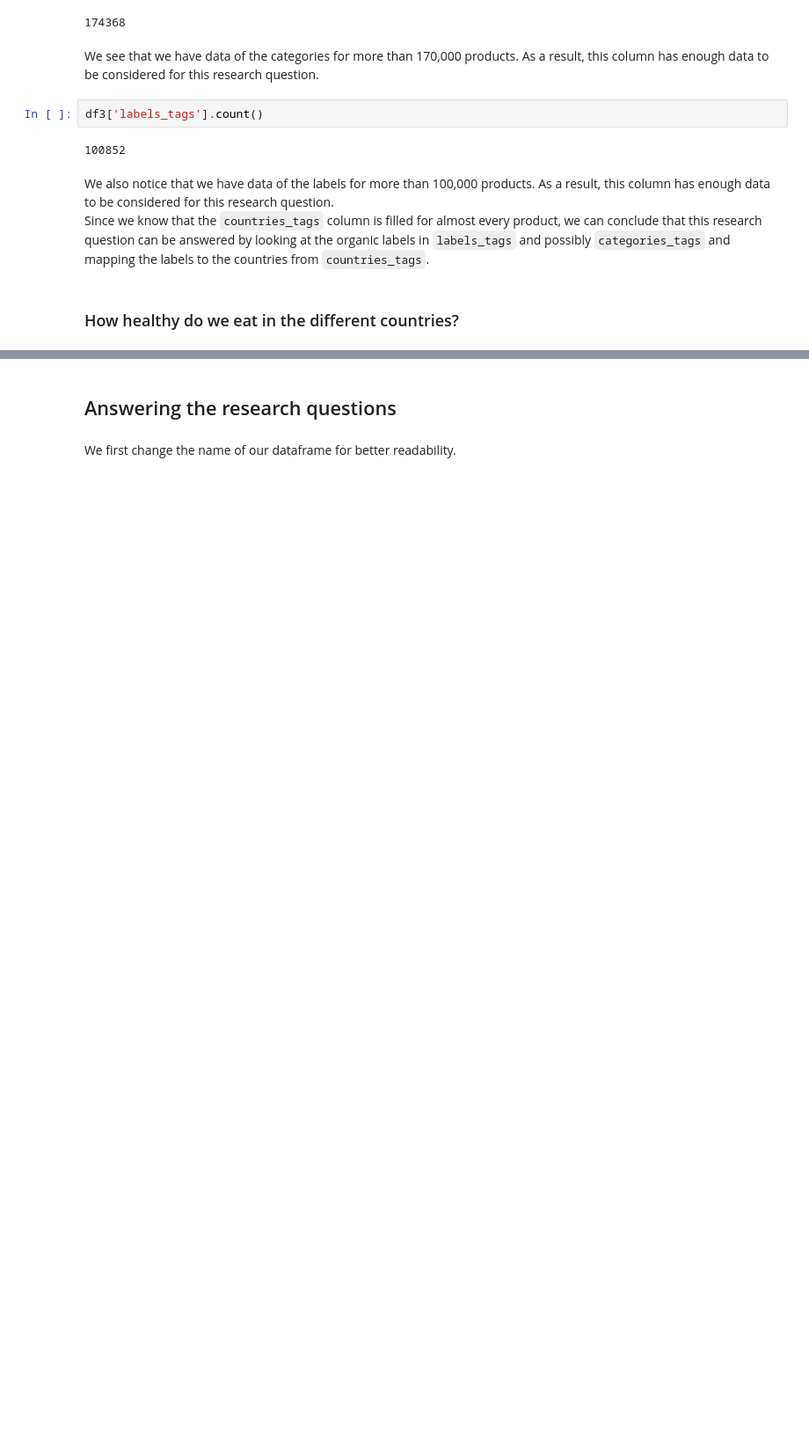
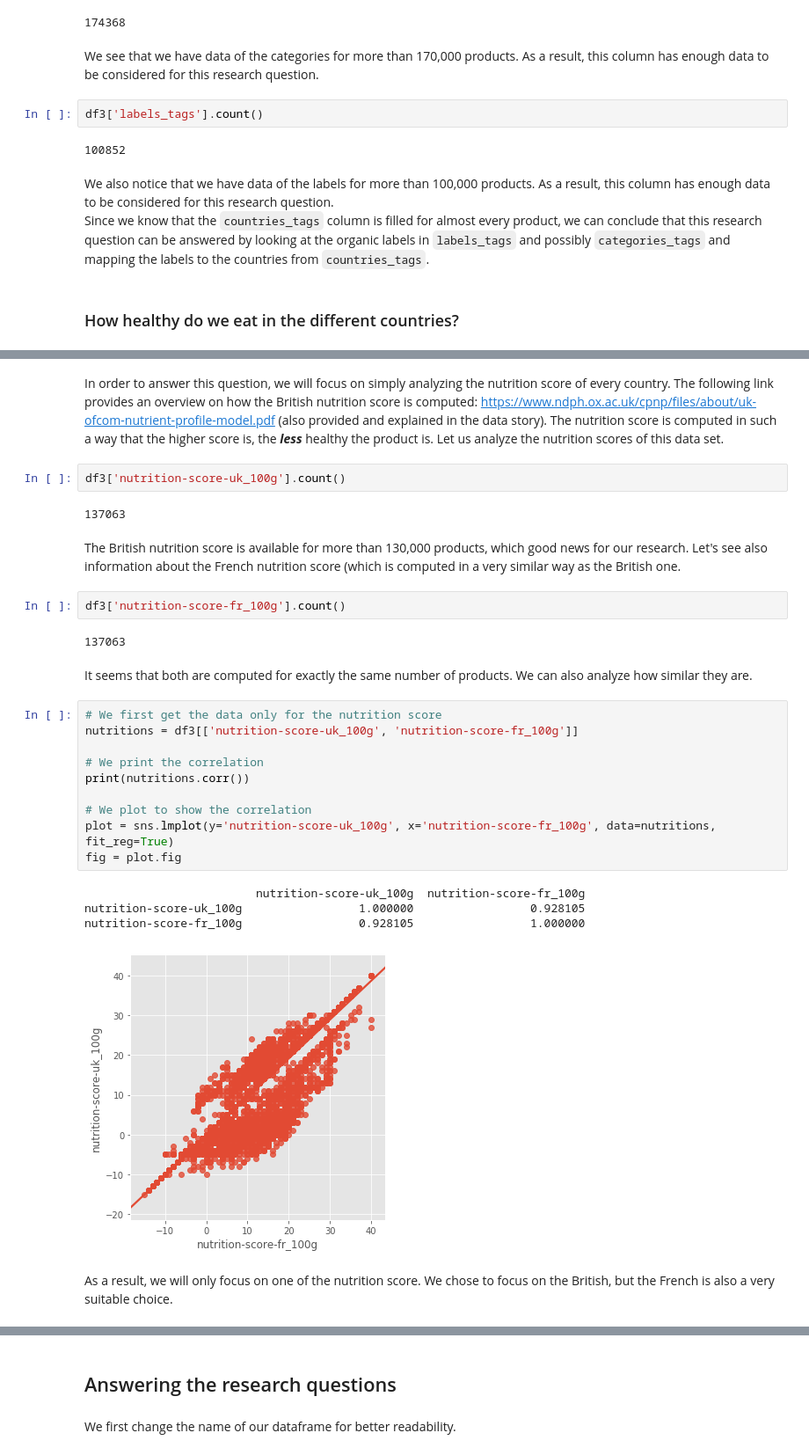
Before and after one commit to AhmedAhres/whats-on-my-plate, a Jupyter notebook: Main-Notebook.ipynb, the cells around one changed output, grey strips where cells are left out. Shown at 88% size. Drawn from its saved outputs; the diff is of its cells as text; blank space fills up the shorter version.

```diff
--- a/Main-Notebook.ipynb
+++ b/Main-Notebook.ipynb
@@ -426,0 +425,31 @@ In order
+# %% [markdown]
+In order to answer this question, we will focus on simply analyzing the nutrition score of every country. The following link provides an overview on how the British nutrition score is computed: https://www.ndph.ox.ac.uk/cpnp/files/about/uk-ofcom-nutrient-profile-model.pdf (also provided and explained in the data story). The nutrition score is computed in such a way that the higher score is, the ***less*** healthy the product is. Let us analyze the nutrition scores of this data set.
+# %%
+df3['nutrition-score-uk_100g'].count()
+# %% [output]
+137063
+# %% [markdown]
+The British nutrition score is available for more than 130,000 products, which good news for our research. Let's see also information about the French nutrition score (which is computed in a very similar way as the British one.
+# %%
+df3['nutrition-score-fr_100g'].count()
+# %% [output]
+137063
+# %% [markdown]
+It seems that both are computed for exactly the same number of products. We can also analyze how similar they are.
+# %%
+# We first get the data only for the nutrition score
+nutritions = df3[['nutrition-score-uk_100g', 'nutrition-score-fr_100g']]
+
+# We print the correlation
+print(nutritions.corr())
+
+# We plot to show the correlation
+plot = sns.lmplot(y='nutrition-score-uk_100g', x='nutrition-score-fr_100g', data=nutritions, fit_reg=True)
+fig = plot.fig
+# %% [output]
+                         nutrition-score-uk_100g  nutrition-score-fr_100g
+nutrition-score-uk_100g                 1.000000                 0.928105
+nutrition-score-fr_100g                 0.928105                 1.000000
+[figure, added]
+# %% [markdown]
+As a result, we will only focus on one of the nutrition score. We chose to focus on the British, but the French is also a very suitable choice.
```
Also changed, not shown: parts of 20 cells of this notebook, 2 other files.
